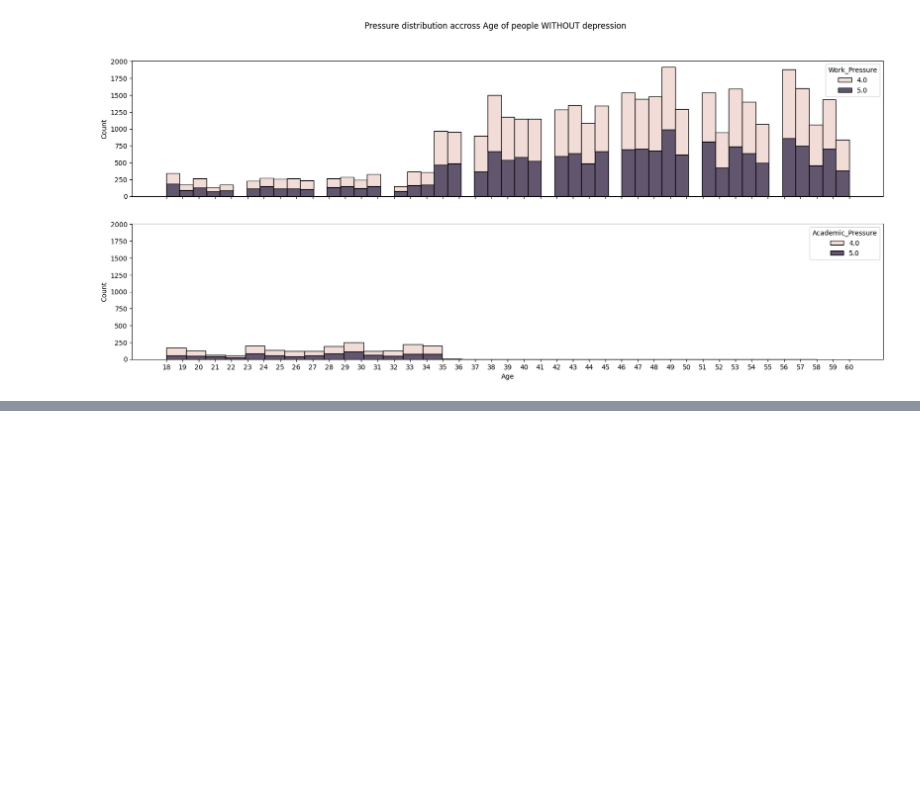
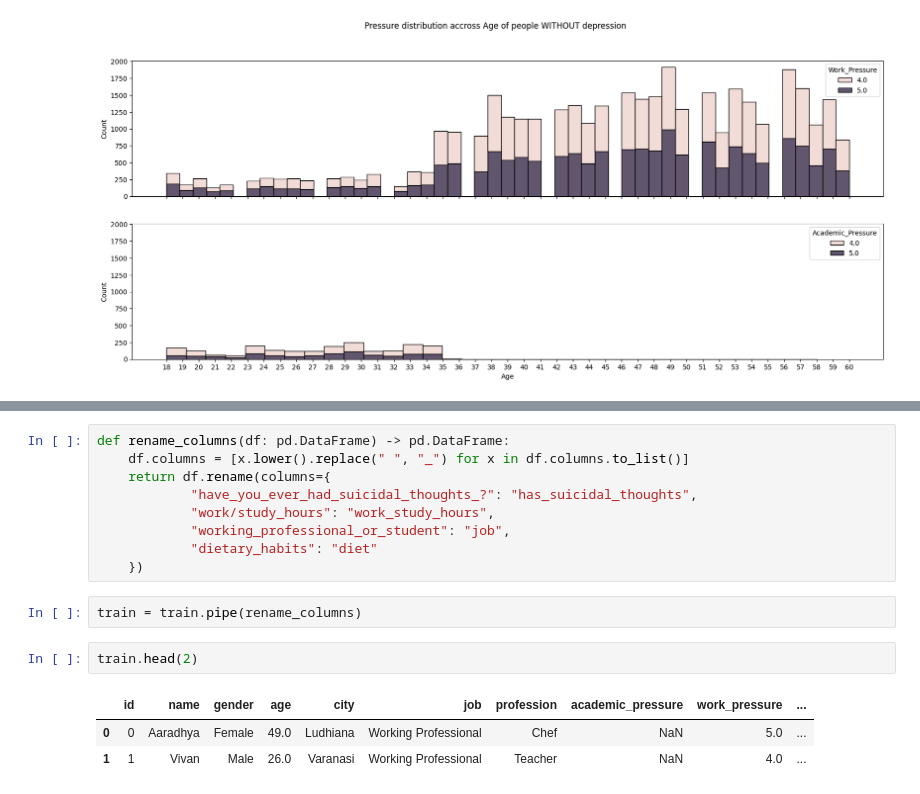
Before and after one commit to ypj95/kc_mental_health2024, a Jupyter notebook: notebooks/00_data_overview.ipynb, the cells around one changed output, grey strips where cells are left out. Cells and saved outputs as stored; diff of their text form; blank space fills up the shorter version.

Commit message:
add preprocessing functions for column naming and diet habits

```diff
--- a/notebooks/00_data_overview.ipynb
+++ b/notebooks/00_data_overview.ipynb
@@ -438,0 +458,17 @@ plt.show()
+# %%
+def rename_columns(df: pd.DataFrame) -> pd.DataFrame:
+    df.columns = [x.lower().replace(" ", "_") for x in df.columns.to_list()]
+    return df.rename(columns={
+            "have_you_ever_had_suicidal_thoughts_?": "has_suicidal_thoughts",
+            "work/study_hours": "work_study_hours",
+            "working_professional_or_student": "job",
+            "dietary_habits": "diet"
+    })
+# %%
+train = train.pipe(rename_columns)
+# %%
+train.head(2)
+# %% [output]
+|  | id | name | gender | age | city | job | profession | academic_pressure | work_pressure | ... |
+| 0 | 0 | Aaradhya | Female | 49.0 | Ludhiana | Working Professional | Chef | NaN | 5.0 | ... |
+| 1 | 1 | Vivan | Male | 26.0 | Varanasi | Working Professional | Teacher | NaN | 4.0 | ... |
```
Also changed, not shown: parts of 9 cells of this notebook, 1 other file.
